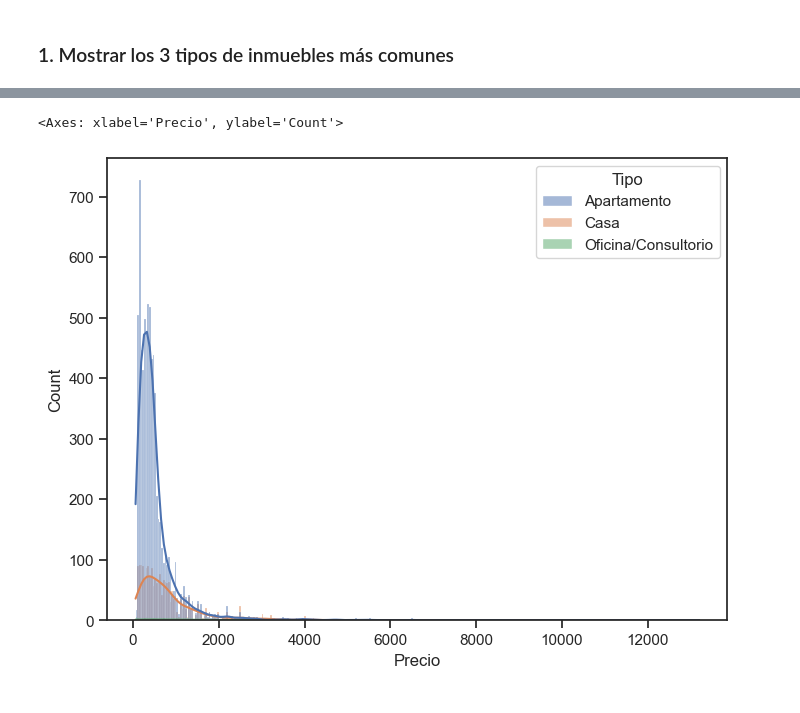
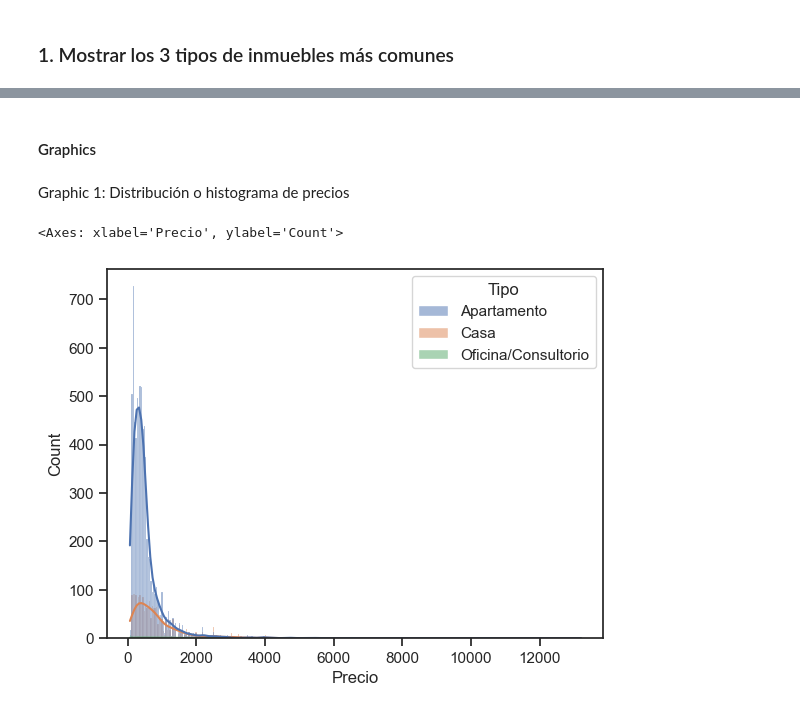
Before and after one commit to starmickey/inmersion-en-datos-alura-2023, a Jupyter notebook: Aula2.ipynb, the cells around one changed output, grey strips where cells are left out. Drawn from its saved outputs; the diff is of its cells as text; code cells hidden in the pictures.

```diff
--- a/Aula2.ipynb
+++ b/Aula2.ipynb
@@ -19,8 +19,8 @@ pd.set_option('display.float_format', lambda x: '%.2f' % x)
 ## Data treatment
 ### Rename columns
 # %%
-newnames = {'Baños' : 'Banios', 'Área' : 'Area'}
-inmuebles = inmuebles.rename(columns=newnames)
+new_names = {'Baños' : 'Banios', 'Área' : 'Area'}
+inmuebles = inmuebles.rename(columns=new_names)
 # %% [markdown]
 ### Turn string to float64
 # %%
@@ -100,7 +100,9 @@ plt.show()
 # %% [markdown]
 ### 1. Mostrar los 3 tipos de inmuebles más comunes
 # %%
-type_filter = ((inmuebles.Tipo == 'Apartamento') | (inmuebles.Tipo == 'Casa') | (inmuebles.Tipo == 'Oficina/Consultorio') )
-types_table = inmuebles[type_filter]
-types_table
+types_filter = ((inmuebles.Tipo == 'Apartamento') | (inmuebles.Tipo == 'Casa') | (inmuebles.Tipo == 'Oficina/Consultorio') )
+types_table = inmuebles[types_filter]
+types_table.groupby('Tipo').agg(
+    count=pd.NamedAgg(column='Tipo',aggfunc='count')
+)
 # %% [output]
@@ -130,16 +123,20 @@ types_table.groupby('Tipo').agg(
+# %% [markdown]
+#### Graphics
+# %% [markdown]
+Graphic 1: Distribución o histograma de precios
 # %%
 import seaborn as sns
 import matplotlib as mpl
 import matplotlib.pyplot as plt
 
 sns.set_theme(style='ticks')
 
-plt.figure(figsize=(8,6))
+plt.figure()
 sns.histplot(
     data=types_table,
     kde=True,
     x='Precio', hue='Tipo'
 )
 # %% [output]
 <Axes: xlabel='Precio', ylabel='Count'>
-[figure, old version]
+[figure, new version]
```
Also changed, not shown: parts of 20 cells of this notebook.
